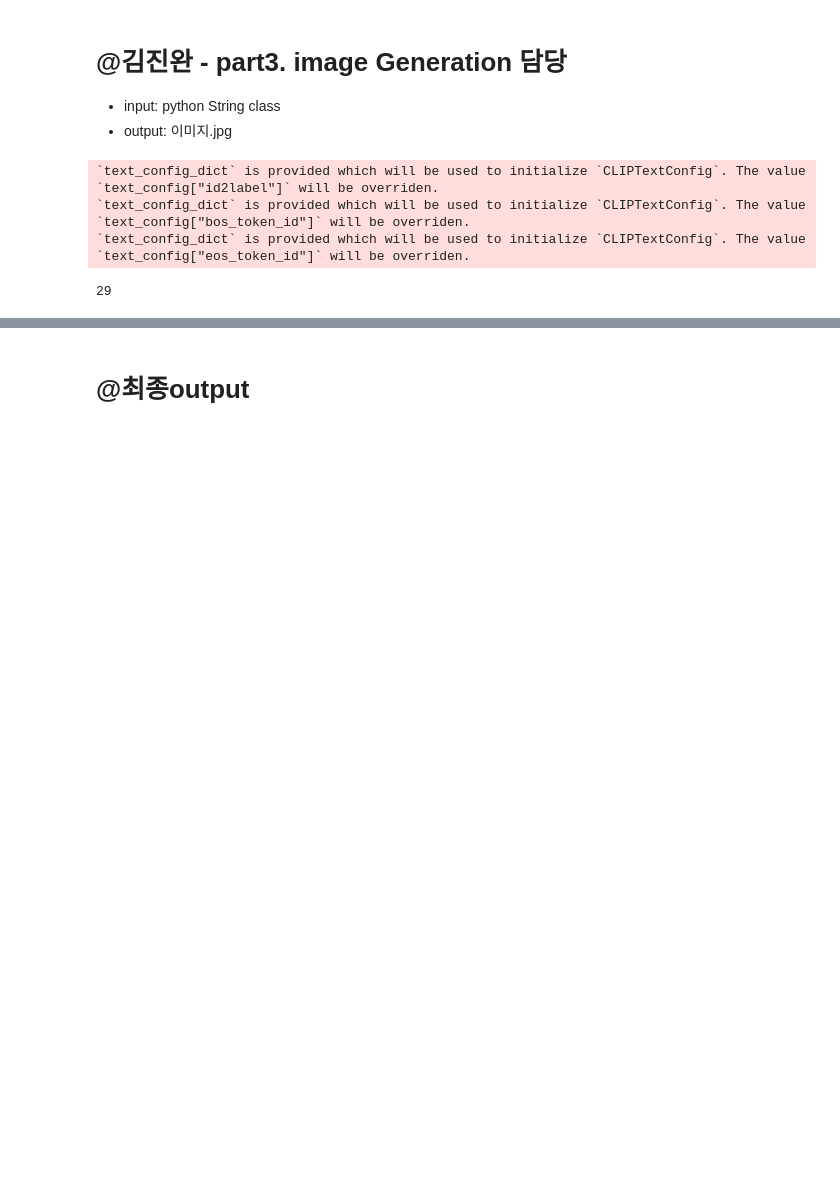
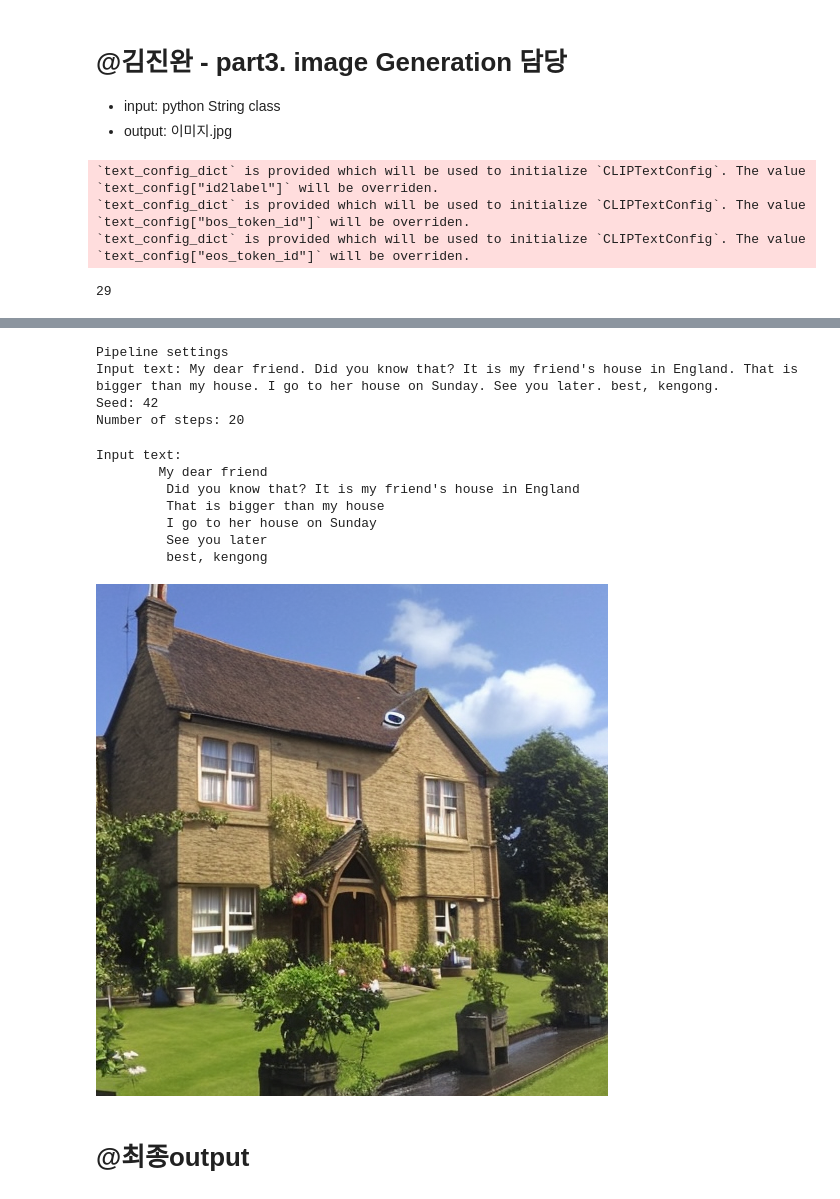
Before and after one commit to kenGwon/OpenVINO_mini_project, a Jupyter notebook: main.ipynb, the cells around one changed output, grey strips where cells are left out. Cells and saved outputs as stored; diff of their text form; code cells hidden in the pictures; blank space fills up the shorter version.

```diff
--- a/main.ipynb
+++ b/main.ipynb
@@ -764,5 +778,64 @@ ov_pipe = OVStableDiffusionPipeline(
 )
 # OVStableDiffusionPipeline: OpenVINO Stable Diffusion을 사용하는 이미지 생성 파이프라인 클래스입니다. 이 클래스는 VAE 디코더, 텍스트 인코더, U-Net, 그리고 LMSDiscreteScheduler를 포함하여 모델들을 통합합니다. 생성된 이미지는 텍스트 프롬프트를 기반으로 안정적으로 변형되는 것을 목표로 합니다.
 # 결국 이 코드는 Transformers 라이브러리의 CLIPTokenizer와 Diffusers 라이브러리의 LMSDiscreteScheduler를 사용하여 OpenVINO Stable Diffusion Pipeline을 설정하는 부분입니다.
+# %%
+## 7. Text-to-Image generation (텍스트 -> 이미지 생성)
+
+import ipywidgets as widgets
+sample_text = "My dear friend. Did you know that? It is my friend's house in England. That is bigger than my house. I go to her house on Sunday. See you later. best, kengong."
+text_prompt = widgets.Text(value=sample_text, description='your text')
+# text_prompt: 텍스트 입력 위젯으로, 사용자는 여기에 원하는 텍스트 프롬프트를 입력할 수 있습니다. 초기값으로는 sample_text 변수에 저장된 샘플 텍스트가 설정되어 있습니다.
+
+num_steps = widgets.IntSlider(min=1, max=50, value=20, description='steps:')
+# num_steps: 이미지 생성에 사용될 스텝 수를 조절하는 슬라이더 위젯입니다. 최소값은 1, 최대값은 50으로 설정되어 있고, 초기값은 20입니다.
+
+seed = widgets.IntSlider(min=0, max=10000000, description='seed: ', value=42)
+# seed: 이미지 생성에 사용될 시드 값을 조절하는 슬라이더 위젯입니다. 시드는 난수 생성의 초기값으로 활용되어 같은 시드에서는 항상 동일한 결과를 얻을 수 있습니다. 최소값은 0, 최대값은 10,000,000으로 설정되어 있고, 초기값은 42입니다.
+
+widgets.VBox([text_prompt, seed, num_steps])
+
+print('Pipeline settings')
+print(f'Input text: {text_prompt.value}')
+print(f'Seed: {seed.value}')
+print(f'Number of steps: {num_steps.value}')
+# 이 코드는 사용자가 설정한 이미지 생성 파이프라인의 설정을 출력합니다. 사용자가 입력한 텍스트, 시드 값, 그리고 스텝 수 등을 확인할 수 있습니다.
+
+result = ov_pipe(text_prompt.value, num_inference_steps=num_steps.value, seed=seed.value)
+# ov_pipe는 텍스트 프롬프트, 시드 값, 그리고 스텝 수 등을 입력으로 받아 이미지를 생성하고, 결과를 result 변수에 저장합니다.
+
+final_image = result['sample'][0]
+# final_image: 최종 생성된 이미지를 저장하는 변수입니다.
+# result['sample'][0]: 최종 이미지를 가져옵니다.
+
+if result['iterations']:
+# result['iterations']: 이미지 생성 중간 과정의 모든 프레임을 가져옵니다.
+
+    all_frames = result['iterations']
+    img = next(iter(all_frames))
+    img.save(fp='_output/result.gif', format='GIF', append_images=iter(all_frames), save_all=True, duration=len(all_frames) * 5, loop=0)
+final_image.save('_output/result.png')
+# img.save(...): GIF 파일로 저장합니다. 각 프레임은 지정된 시간 간격(duration)으로 표시되며, 반복(loop)은 0으로 설정되어 무한반복됩니다. final_image.save('result.png'): 최종 이미지를 PNG 형식으로 저장합니다.
+# 위 코드는 이미지 생성 결과를 저장하는 부분입니다. result 딕셔너리에서 생성된 이미지(sample)를 가져와서 PNG 형식으로 저장하고, 만약 GIF 형식으로 저장할 경우에는 iterations에서 모든 프레임을 가져와서 GIF 파일로 저장합니다.
+
+import ipywidgets as widgets
+
+text = '\n\t'.join(text_prompt.value.split('.'))
+print("Input text:")
+print("\t" + text)
+display(final_image)
+# 입력된 텍스트를 줄바꿈과 탭으로 조합하여 보기 좋게 출력하고, 그리고 최종 이미지를 출력하는 부분입니다. text_prompt에서 받아온 텍스트를 줄바꿈으로 분리하여 출력하고, final_image를 display 함수를 사용하여 표시합니다.
+# %% [output]
+Pipeline settings
+Input text: My dear friend. Did you know that? It is my friend's house in England. That is bigger than my house. I go to her house on Sunday. See you later. best, kengong.
+Seed: 42
+Number of steps: 20
+Input text:
+        My dear friend
+         Did you know that? It is my friend's house in England
+         That is bigger than my house
+         I go to her house on Sunday
+         See you later
+         best, kengong
+[figure, added]
 # %% [markdown]
 # @최종output
```
Also changed, not shown: parts of 5 cells of this notebook, 2 other files.
